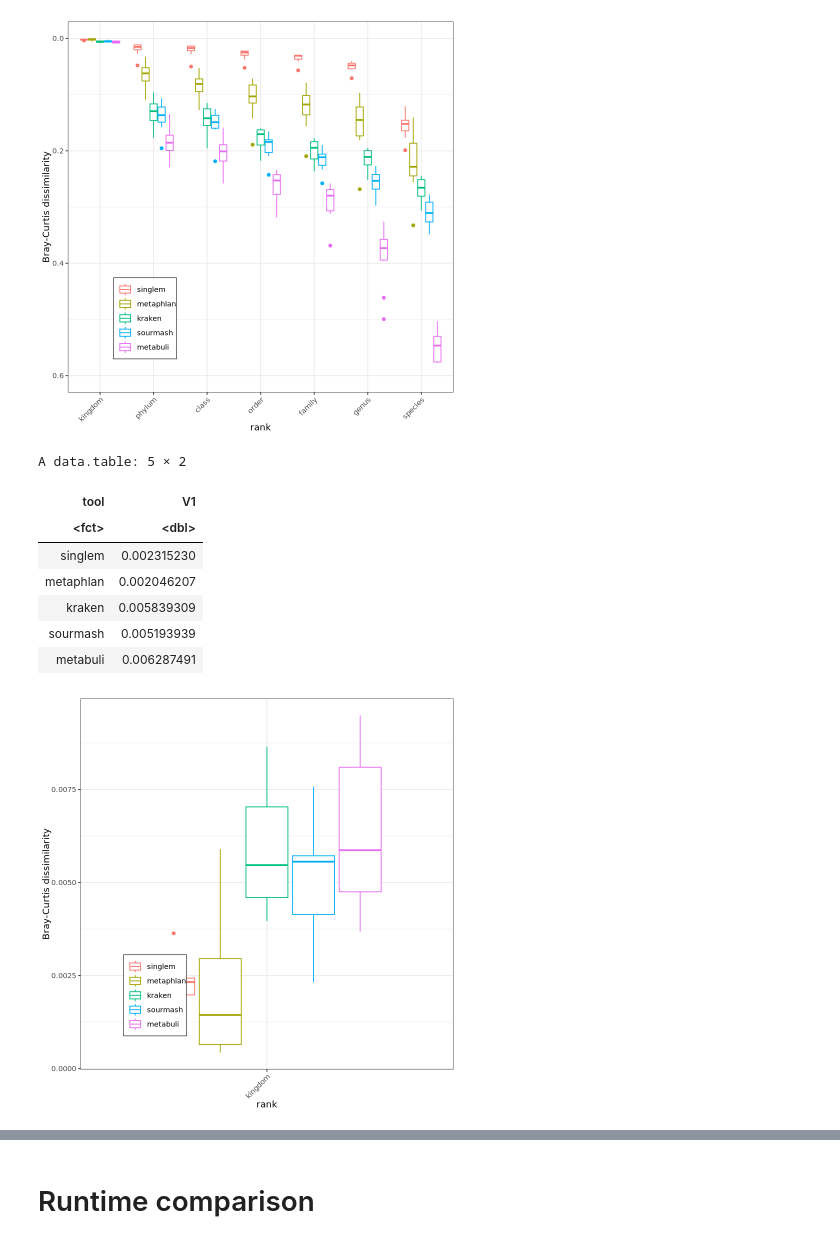
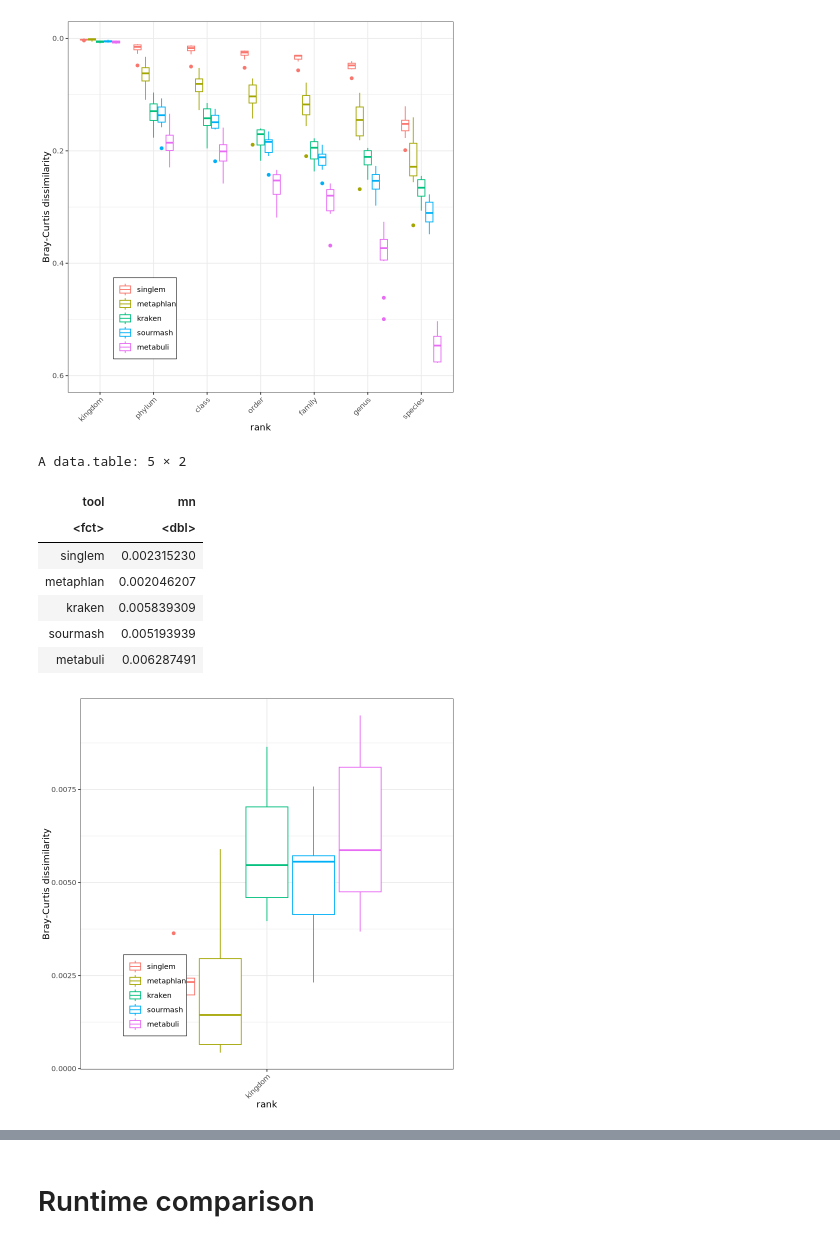
Before and after one commit to timbalam/singlem-benchmarking, a Jupyter notebook: 1_novel_strains/plot.ipynb, the cells around one changed output, grey strips where cells are left out. Cells and saved outputs as stored; diff of their text form; code cells hidden in the pictures.

```diff
--- a/1_novel_strains/plot.ipynb
+++ b/1_novel_strains/plot.ipynb
@@ -148,11 +148,15 @@ Warning message:
 [figure]
 # %%
 # What is the comparison between tools at the kingdom level specifically?
-qplot(data=bcc[rank=='kingdom'], rank, value, geom='boxplot', colour=tool, ylab='Bray-Curtis dissimilarity') + theme(axis.text.x = element_text(angle = 45, hjust = 1))+theme(legend.title=element_blank()) + theme(legend.position=c(0.2,0.2)) + theme(legend.background = element_rect(colour = "black", size = 0.3))
-bcc[rank=='kingdom'][,.(mean(value)), by=tool]
+qplot(data=bcc[rank=='kingdom'], rank, value, geom='boxplot', colour=tool, ylab='Bray-Curtis dissimilarity') +
+  theme(axis.text.x = element_text(angle = 45, hjust = 1)) +
+  theme(legend.title=element_blank()) +
+  theme(legend.position=c(0.2,0.2)) +
+  theme(legend.background = element_rect(colour = "black", size = 0.3))
+bcc[rank=='kingdom'][,.(mn = mean(value)), by=tool]
 # %% [output]
 A data.table: 5 × 2
-| tool | V1 |
+| tool | mn |
 | <fct> | <dbl> |
 | singlem | 0.002315230 |
 | metaphlan | 0.002046207 |
```
Also changed, not shown: parts of 4 cells of this notebook, 2 other files.
